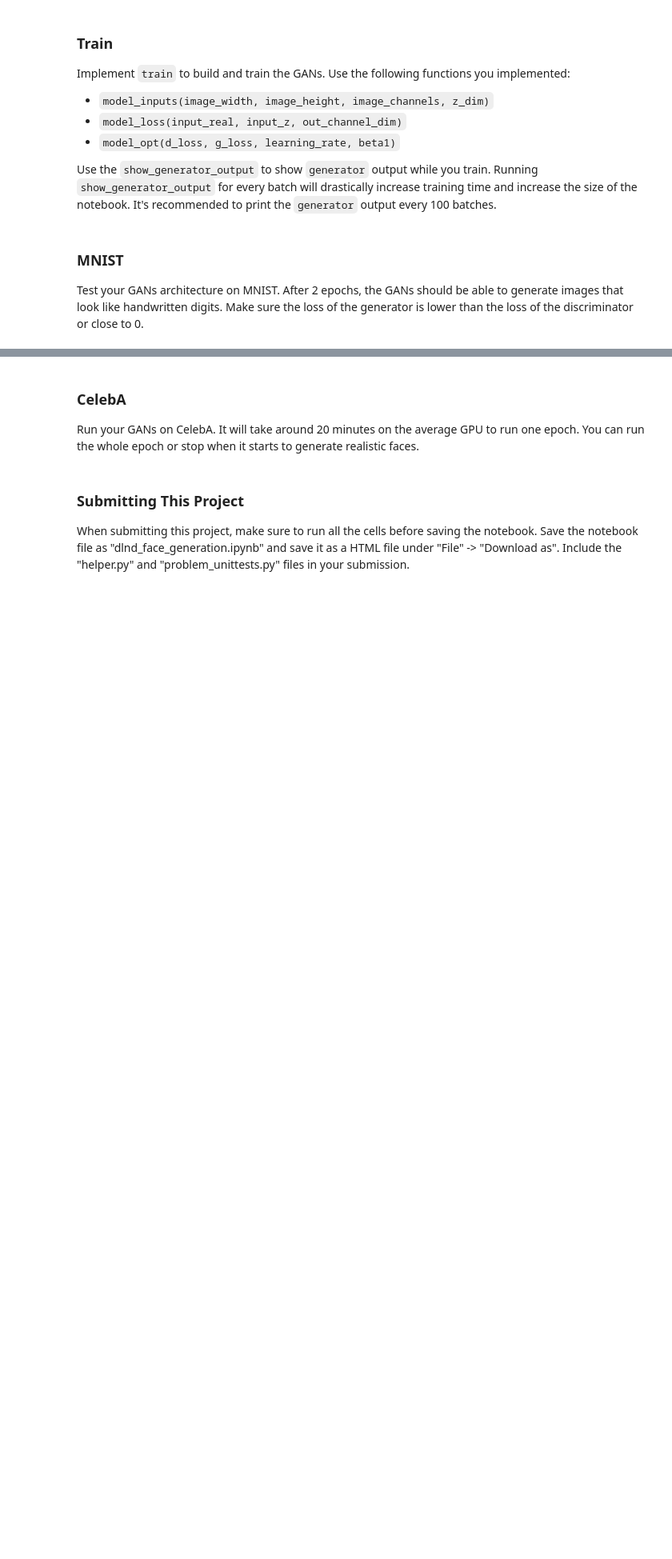
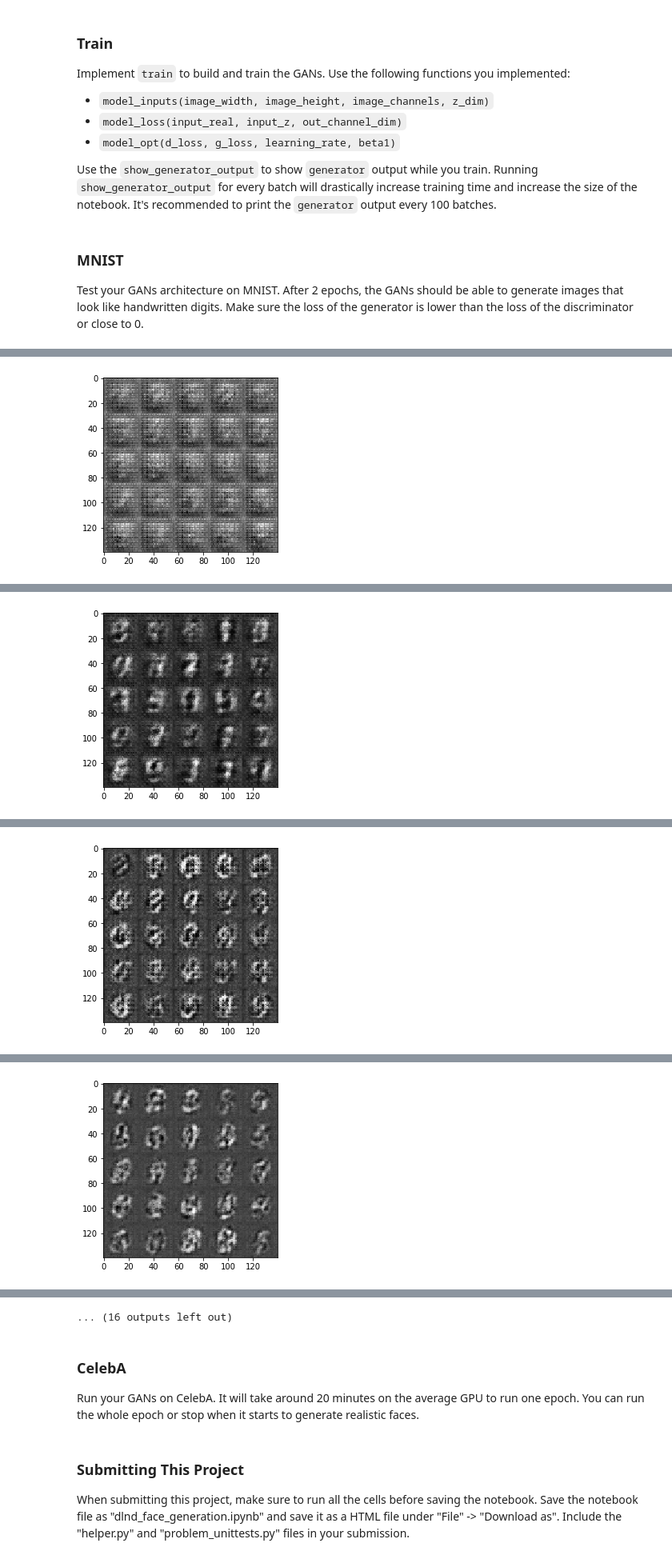
Before and after one commit to bogdanul2003/LND-Your-First-Network, a Jupyter notebook: project5/dlnd_face_generation.ipynb, the cells around one changed output, grey strips where cells are left out. Shown at 80% size. Saved outputs shown, nothing was run; the diff lists cells and outputs as text; code cells hidden in the pictures; blank space fills up the shorter version.

```diff
--- a/project5/dlnd_face_generation.ipynb
+++ b/project5/dlnd_face_generation.ipynb
@@ -144,15 +144,15 @@ def discriminator(images, reuse=False):
     alpha = 0.2
     with tf.variable_scope('discriminator', reuse=reuse):
         #current size 28x28x3
-        x1 = tf.layers.conv2d(images, 56, 5, strides=2, padding='same')
+        x1 = tf.layers.conv2d(images, 64, 5, strides=2, padding='same')
         relu1 = tf.maximum(alpha * x1, x1)
 
-        # 14*14*56
-        x2 = tf.layers.conv2d(relu1, 112, 5, strides=2, padding='same')
+        # 14*14*64
+        x2 = tf.layers.conv2d(relu1, 128, 5, strides=2, padding='same')
         bn2 = tf.layers.batch_normalization(x2, training=True)
         relu2 = tf.maximum(alpha * bn2, bn2)
 
-        # 7*7*122
+        # 7*7*128
         x3 = tf.layers.conv2d(relu2, 256, 5, strides=2, padding='same')
         bn3 = tf.layers.batch_normalization(x3, training=True)
         relu3 = tf.maximum(alpha * bn3, bn3)
@@ -274,9 +274,17 @@ def model_opt(d_loss, g_loss, learning_rate, beta1):
     d_vars = [var for var in t_vars if var.name.startswith('discriminator')]
     g_vars = [var for var in t_vars if var.name.startswith('generator')]
 
+    all_update_ops = tf.get_collection(tf.GraphKeys.UPDATE_OPS)
+
+    g_update_ops = [var for var in all_update_ops if var.name.startswith('generator')]
+    d_update_ops = [var for var in all_update_ops if var.name.startswith('discriminator')]
+
+
     # Optimize
-    d_train_opt = tf.train.AdamOptimizer(learning_rate, beta1=beta1).minimize(d_loss, var_list=d_vars)
-    g_train_opt = tf.train.AdamOptimizer(learning_rate, beta1=beta1).minimize(g_loss, var_list=g_vars)
+    with tf.control_dependencies(d_update_ops):
+        d_train_opt = tf.train.AdamOptimizer(learning_rate, beta1=beta1).minimize(d_loss, var_list=d_vars)
+    with tf.control_dependencies(g_update_ops):
+        g_train_opt = tf.train.AdamOptimizer(learning_rate, beta1=beta1).minimize(g_loss, var_list=g_vars)
 
     return d_train_opt, g_train_opt
 
@@ -340,12 +348,12 @@ def train(epoch_count, batch_size, z_dim, learning_rate, beta1, get_batches, dat
     """
     # TODO: Build Model
     print(data_shape)
-    input_real, input_z, lr = model_inputs(data_shape[1], data_shape[2], data_shape[3], z_dim)
+    input_real, input_z, _ = model_inputs(data_shape[1], data_shape[2], data_shape[3], z_dim)
 
     d_loss, g_loss = model_loss(input_real, input_z,
                                               data_shape[3])
 
-    d_opt, g_opt = model_opt(d_loss, g_loss, lr, beta1)
+    d_opt, g_opt = model_opt(d_loss, g_loss, learning_rate, beta1)
     steps=0
 
     with tf.Session() as sess:
@@ -356,26 +364,28 @@ def train(epoch_count, batch_size, z_dim, learning_rate, beta1, get_batches, dat
                 #TODO: Train Model
                 batch_z = np.random.uniform(-1, 1, size=(batch_size, z_dim))
 
-                _ = sess.run(d_opt, feed_dict={input_real: batch_images, input_z: batch_z, lr: learning_rate})
-                _ = sess.run(g_opt, feed_dict={input_z: batch_z, lr: learning_rate})
+                _ = sess.run(d_opt, feed_dict={input_real: batch_images, input_z: batch_z})
+                _ = sess.run(g_opt, feed_dict={input_z: batch_z})
 
                 if steps % 10 == 0:
                     # At the end of each epoch, get the losses and print them out
                     train_loss_d = d_loss.eval({input_z: batch_z, input_real: batch_images})
+                    train_loss_g = g_loss.eval({input_z: batch_z})
+                    train_loss_g = g_loss.eval({input_z: batch_z})
                     train_loss_g = g_loss.eval({input_z: batch_z})
 
                     print("Epoch {}/{}...".format(epoch_i+1, epochs),
                           "Discriminator Loss: {:.4f}...".format(train_loss_d),
                           "Generator Loss: {:.4f}".format(train_loss_g))
 
-                if steps % 200 == 0:
+                if steps % 100 == 0:
 #                     gen_samples = sess.run(
-#                                    generator(input_z, 3, reuse=True),
-#                                    feed_dict={net.input_z: sample_z})
+#                                    generator(input_z, data_shape[3], is_train=False),
+#                                    feed_dict={input_z: sample_z})
 #                     samples.append(gen_samples)
 #                     _ = view_samples(-1, samples, 5, 10, figsize=figsize)
 #                     plt.show()
-                    show_generator_output(sess, 25, batch_z, data_shape[3], data_image_mode)
+                    show_generator_output(sess, 25, input_z, data_shape[3], data_image_mode)
 # %% [markdown]
 ### MNIST
 Test your GANs architecture on MNIST.  After 2 epochs, the GANs should be able to generate images that look like handwritten digits.  Make sure the loss of the generator is lower than the loss of the discriminator or close to 0.
@@ -389,7 +399,7 @@ beta1 = 0.5
 """
 DON'T MODIFY ANYTHING IN THIS CELL THAT IS BELOW THIS LINE
 """
-epochs = 2
+epochs = 3
 
 mnist_dataset = helper.Dataset('mnist', glob(os.path.join(data_dir, 'mnist/*.jpg')))
 with tf.Graph().as_default():
@@ -402,0 +420 @@ Epoch 1/2... Discriminator Loss: 0.0576... Generator Loss: 3.2887
+[figure, added]
@@ -403,0 +431 @@ KeyboardInterrupt:
+[figure, added]
@@ -403,0 +442 @@ KeyboardInterrupt:
+[figure, added]
@@ -403,0 +453 @@ KeyboardInterrupt:
+[figure, added]
@@ -404,3 +476,4 @@ KeyboardInterrupt:
+... (16 outputs left out)
 # %% [markdown]
 ### CelebA
 Run your GANs on CelebA.  It will take around 20 minutes on the average GPU to run one epoch.  You can run the whole epoch or stop when it starts to generate realistic faces.
```
Also changed, not shown: parts of 6 cells of this notebook.
